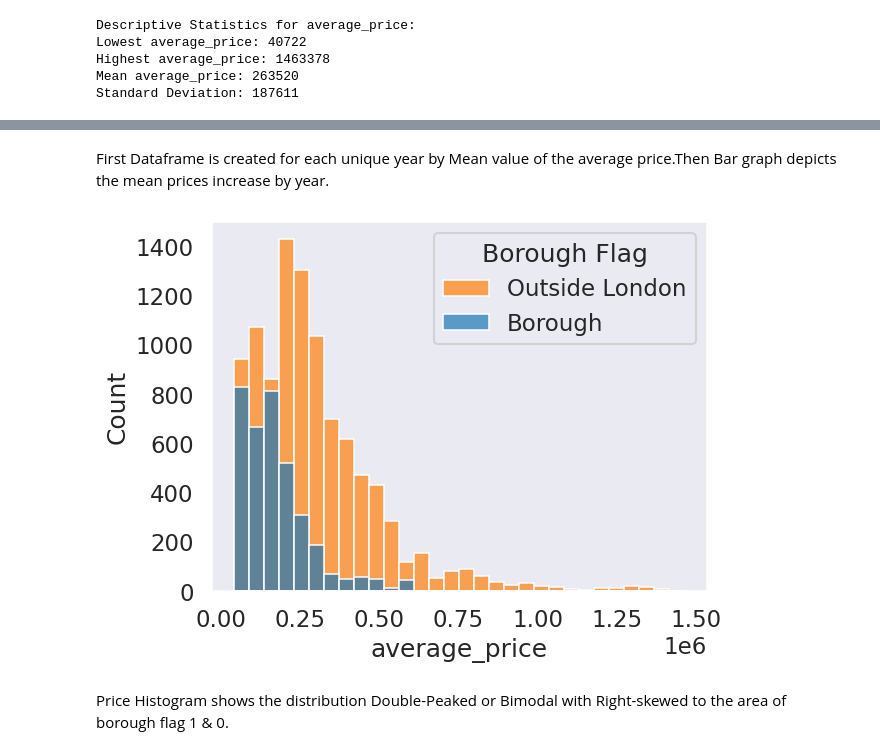
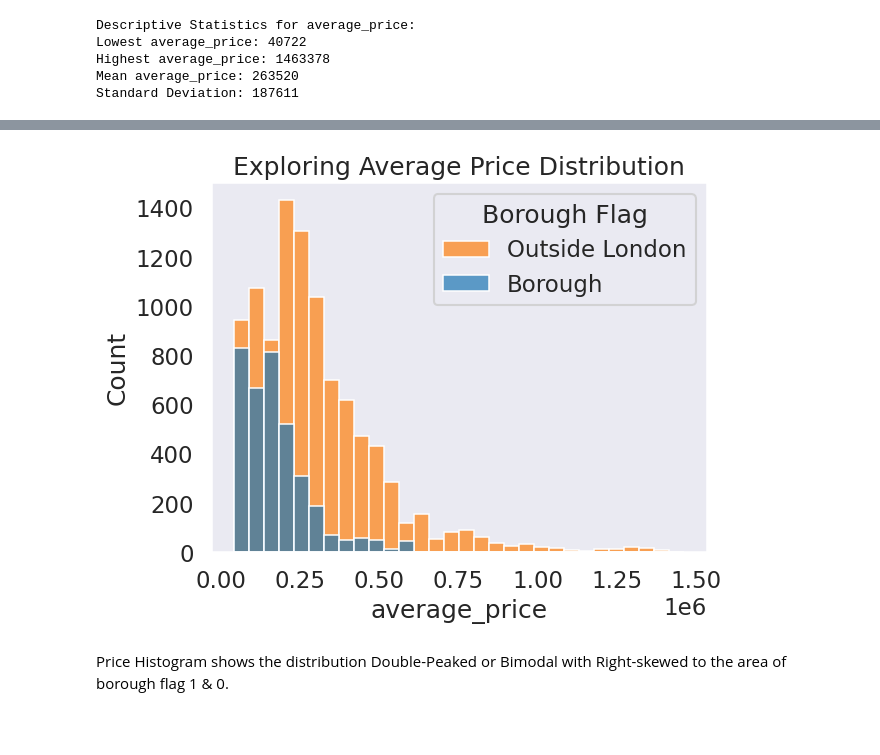
Before and after one commit to kavyakkk/UCDPA_Kavyashree, a Jupyter notebook: HOUSING_LONDON_KAVYA.ipynb, the cells around one changed output, grey strips where cells are left out. Saved outputs shown, nothing was run; the diff lists cells and outputs as text; code cells hidden in the pictures; blank space fills up the shorter version.

```diff
--- a/HOUSING_LONDON_KAVYA.ipynb
+++ b/HOUSING_LONDON_KAVYA.ipynb
@@ -343,17 +347,17 @@ plt.show()
-# %% [markdown]
-First Dataframe is created for each unique year by Mean value of the average price.Then Bar graph depicts the mean prices increase by year.
 # %%
-
 # Plot the histogram with color based on 'borough_flag'
 sns.histplot(data=df, x='average_price', kde=False, hue='borough_flag', bins=30, alpha=0.7)
 
 # Add a legend
 plt.legend(title='Borough Flag', labels=['Outside London', 'Borough'])
 
+# Add a title
+plt.title('Exploring Average Price Distribution')
+
 # Show the plot
 plt.show()
 # %% [output]
-[figure, old version]
+[figure, new version]
 # %% [markdown]
 Price Histogram shows the distribution Double-Peaked or Bimodal with Right-skewed to the area of borough flag 1 & 0.
 # %%
```
Also changed, not shown: parts of 29 cells of this notebook.
